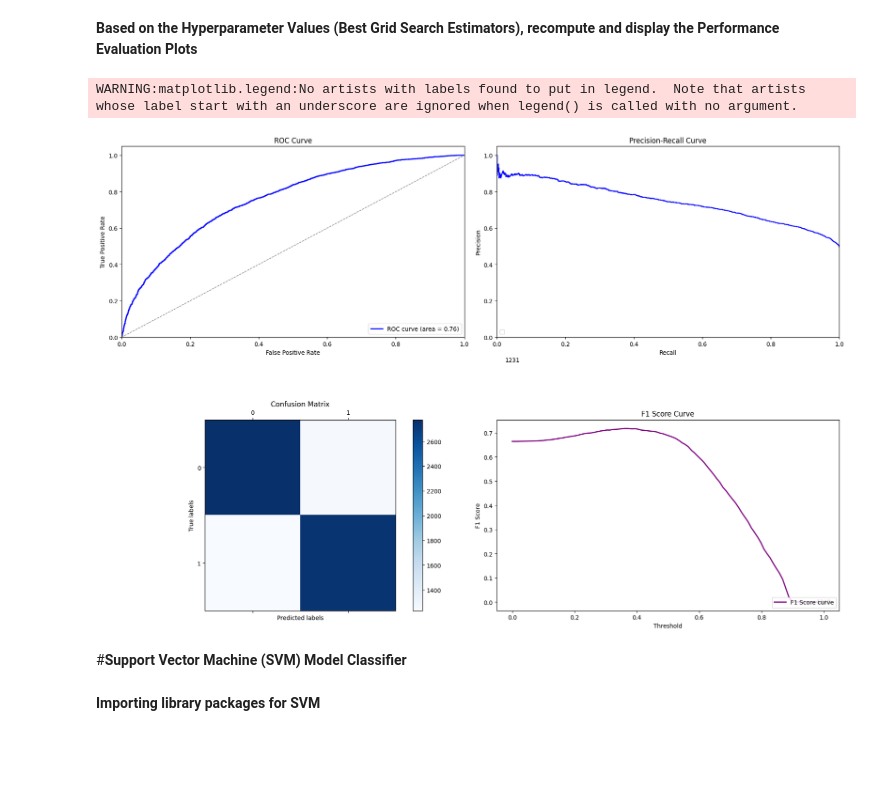
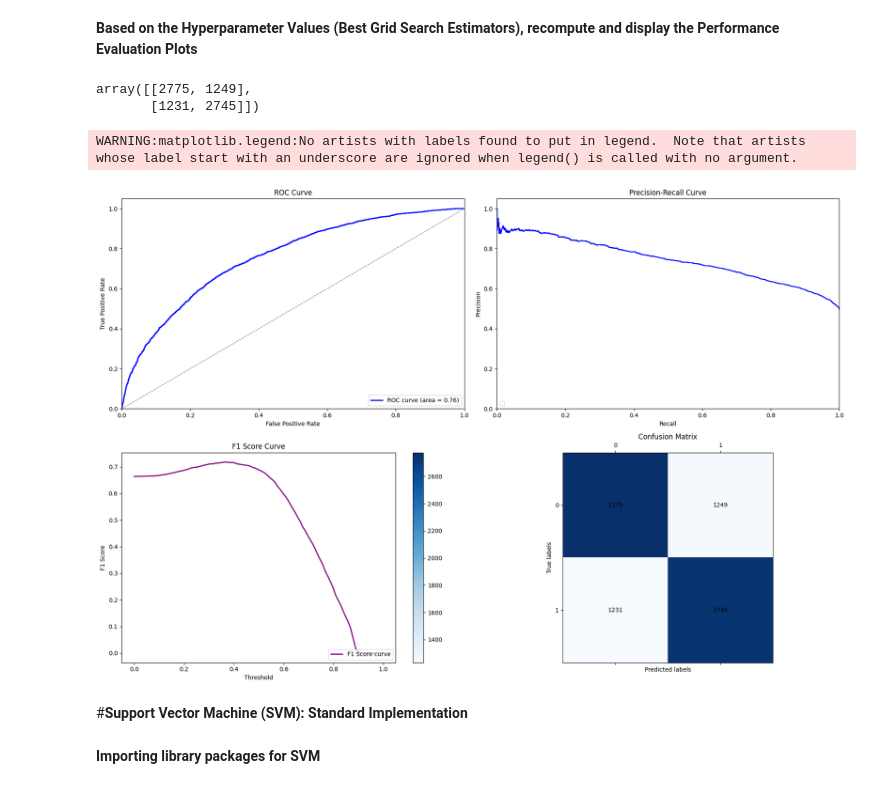
Before and after one commit to Sandr001/Data-Mining-MGT7216, a Jupyter notebook: MGT7216.ipynb, the cells around one changed output. Saved outputs shown, nothing was run; the diff lists cells and outputs as text; code cells hidden in the pictures; blank space fills up the shorter version.

```diff
--- a/MGT7216.ipynb
+++ b/MGT7216.ipynb
@@ -558,7 +560,7 @@ for i in range(conf_matrix.shape[0]):
     for j in range(conf_matrix.shape[1]):
         axes[1, 1].text(j, i, format(conf_matrix[i, j], 'd'),
                  ha="center", va="center",
-                 color="white" if conf_matrix[i, j] > np.max(conf_matrix) / 2. else "black")
+                 color="black")
 
 
 plt.tight_layout() # Adjust the layout
@@ -658,6 +655,11 @@ for threshold in thresholds:
 # Compute the Confusion Matrix
 y_pred_binary = (y_score >= 0.5).astype(int)
 conf_matrix = confusion_matrix(y_test, y_pred_binary)
+
+conf_matrix
+# %% [output]
+array([[2775, 1249],
+       [1231, 2745]])
 # %%
 # Create a panel of plots
 fig, axes = plt.subplots(2, 2, figsize=(18, 12))
@@ -667,50 +669,49 @@ axes[0, 0].plot(fpr, tpr, color='blue', lw=2, label='ROC curve (area = %0.2f)' %
 axes[0, 0].plot([0, 1], [0, 1], color='gray', lw=1, linestyle='--')
 axes[0, 0].set_xlim([0.0, 1.0])
 axes[0, 0].set_ylim([0.0, 1.05])
 axes[0, 0].set_xlabel('False Positive Rate')
 axes[0, 0].set_ylabel('True Positive Rate')
 axes[0, 0].set_title('ROC Curve')
 axes[0, 0].legend(loc="lower right")
 
 # Plot the Precision-Recall Curve
 axes[0, 1].step(recall, precision, color='blue', where='post')
 axes[0, 1].set_xlabel('Recall')
 axes[0, 1].set_ylabel('Precision')
 axes[0, 1].set_title('Precision-Recall Curve')
 axes[0, 1].set_ylim([0.0, 1.05])
 axes[0, 1].set_xlim([0.0, 1.0])
 axes[0, 1].legend(loc="lower left")
 
+
+# Plot the F1 Score Curve
+axes[1, 0].plot(thresholds, f1_scores, color='purple', lw=2, label='F1 Score curve')
+axes[1, 0].set_xlabel('Threshold')
+axes[1, 0].set_ylabel('F1 Score')
+axes[1, 0].set_title('F1 Score Curve')
+axes[1, 0].legend(loc="lower right")
+
 # Plot the Confusion Matrix
-conf_matrix_img = axes[1, 0].matshow(conf_matrix, cmap=plt.cm.Blues)
-axes[1, 0].set_title('Confusion Matrix')
+conf_matrix_img = axes[1, 1].matshow(conf_matrix, cmap=plt.cm.Blues)
+axes[1, 1].set_title('Confusion Matrix')
 plt.colorbar(conf_matrix_img, ax=axes[1, 0])
-axes[1, 0].set_xlabel('Predicted labels')
-axes[1, 0].set_ylabel('True labels')
+axes[1, 1].set_xlabel('Predicted labels')
+axes[1, 1].set_ylabel('True labels')
 
 # Add Text Annotations
 for i in range(conf_matrix.shape[0]):
     for j in range(conf_matrix.shape[1]):
         axes[1, 1].text(j, i, format(conf_matrix[i, j], 'd'),
                  ha="center", va="center",
-                 color="white" if conf_matrix[i, j] > np.max(conf_matrix) / 2. else "black")
-
-# Plot the F1 Score Curve
-axes[1, 1].plot(thresholds, f1_scores, color='purple', lw=2, label='F1 Score curve')
-axes[1, 1].set_xlabel('Threshold')
-axes[1, 1].set_ylabel('F1 Score')
-axes[1, 1].set_title('F1 Score Curve')
-axes[1, 1].legend(loc="lower right")
-
-
+                 color="black")
 
 plt.tight_layout()
 plt.show()
 # %% [output]
 WARNING:matplotlib.legend:No artists with labels found to put in legend.  Note that artists whose label start with an underscore are ignored when legend() is called with no argument.
-[figure, old version]
+[figure, new version]
 # %% [markdown]
-#**Support Vector Machine (SVM) Model Classifier**
+#**Support Vector Machine (SVM): Standard Implementation**
 # %% [markdown]
 **Importing library packages for SVM**
 # %%
```
Also changed, not shown: parts of 27 cells of this notebook.
